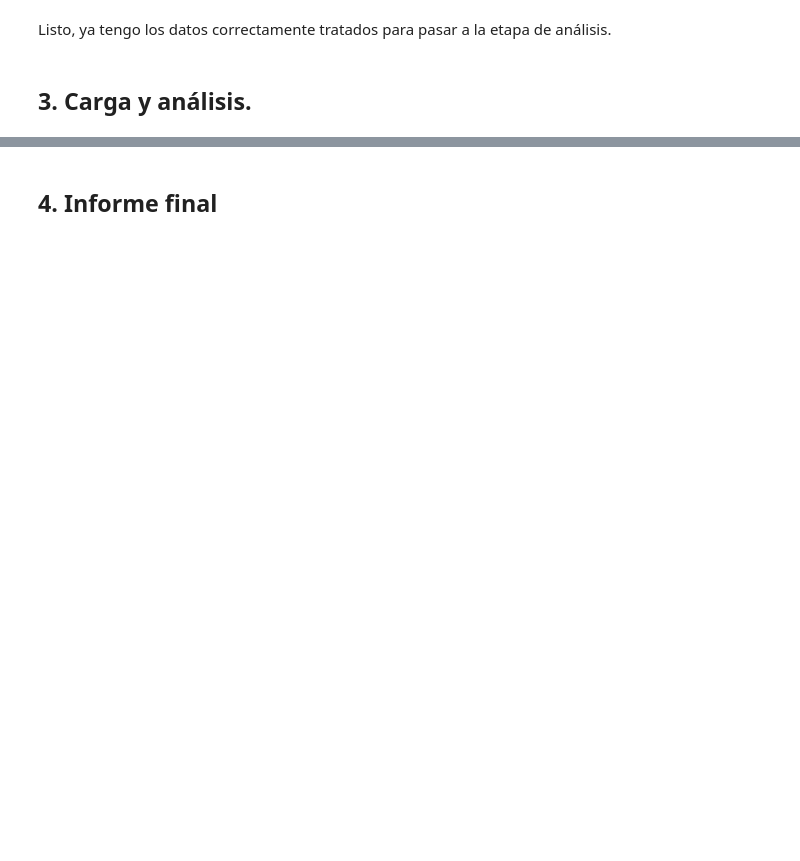
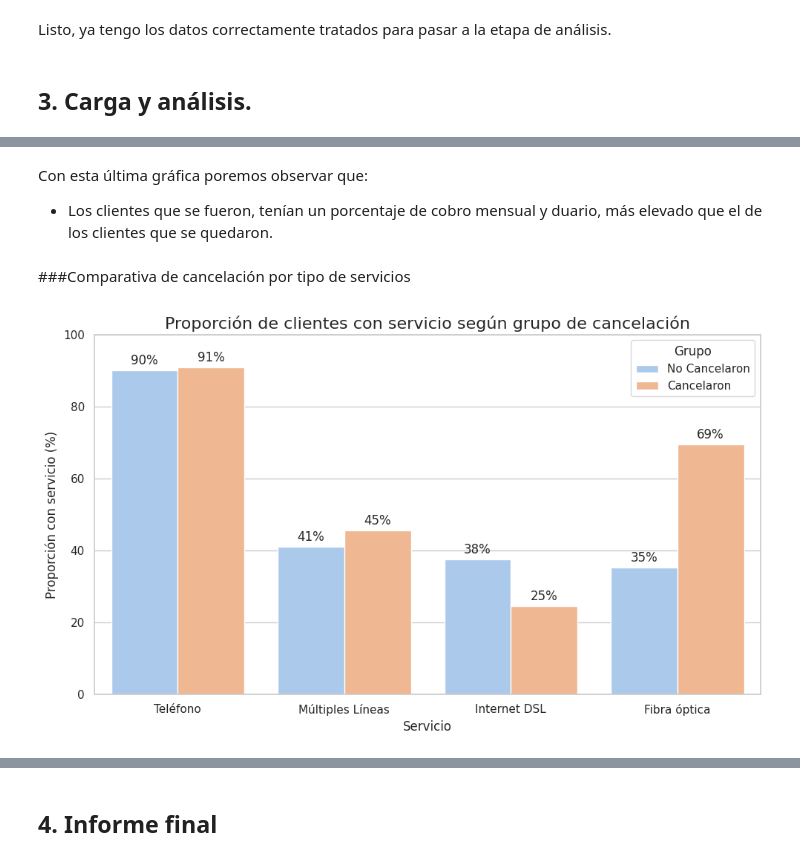
Before and after one commit to DaniBntz/TelecomX, a Jupyter notebook: TelecomX_Challenge.ipynb, the cells around one changed output, grey strips where cells are left out. Saved outputs shown, nothing was run; the diff lists cells and outputs as text; code cells hidden in the pictures; blank space fills up the shorter version.

```diff
--- a/TelecomX_Challenge.ipynb
+++ b/TelecomX_Challenge.ipynb
@@ -635,0 +774,65 @@ Listo, ya tengo los datos correctamente tratados para pasar a la etapa de análi
+# %% [markdown]
+Con esta última gráfica poremos observar que:
+- Los clientes que se fueron, tenían un porcentaje de cobro mensual y duario, más elevado que el de los clientes que se quedaron.
+# %% [markdown]
+###Comparativa de cancelación por tipo de servicios
+# %%
+#primero creo una lista con las columnas que quiero comparar
+#En este caso, la relativas a servicios
+servicios = ['Servicio_telefonico', 'Multiples_lineas', 'DSL', 'Fibra_optica']
+# %%
+#ahora lo grafico
+
+sns.set_theme(style="whitegrid")
+
+# Servicios a analizar
+nombres_barras = {
+    'Servicio_telefonico': 'Teléfono',
+    'Multiples_lineas': 'Múltiples Líneas',
+    'DSL': 'Internet DSL',
+    'Fibra_optica': 'Fibra óptica'
+}
+
+# Preparar DataFrame con proporciones por grupo
+df_resultados = []
+
+for servicio in servicios:
+    for grupo in [0, 1]:  # 0 = No Cancelaron, 1 = Cancelaron
+        subset = datos[datos['Cancelacion'] == grupo]
+        total = len(subset)
+        con_servicio = subset[servicio].sum()
+        proporcion = (con_servicio / total) * 100 if total > 0 else 0  # → en porcentaje
+
+        df_resultados.append([
+            nombres_barras[servicio],
+            'Cancelaron' if grupo == 1 else 'No Cancelaron',
+            proporcion
+        ])
+
+df_servicios = pd.DataFrame(df_resultados, columns=['Servicio', 'Grupo', 'Proporcion'])
+
+# Grafico
+plt.figure(figsize=(10, 6))
+
+sns.barplot(
+    data=df_servicios,
+    x='Servicio',
+    y='Proporcion',
+    hue='Grupo',
+    palette='pastel',
+    errorbar=None
+)
+
+plt.title('Proporción de clientes con servicio según grupo de cancelación', fontsize=16)
+plt.xlabel('Servicio')
+plt.ylabel('Proporción con servicio (%)')
+plt.ylim(0, 100)
+
+# Etiquetas de porcentaje sobre cada barra
+for container in plt.gca().containers:
+    plt.bar_label(container, fmt='%.0f%%', label_type='edge', padding=3)
+
+plt.tight_layout()
+plt.show()
+# %% [output]
+[figure, added]
```
Also changed, not shown: parts of 29 cells of this notebook.
